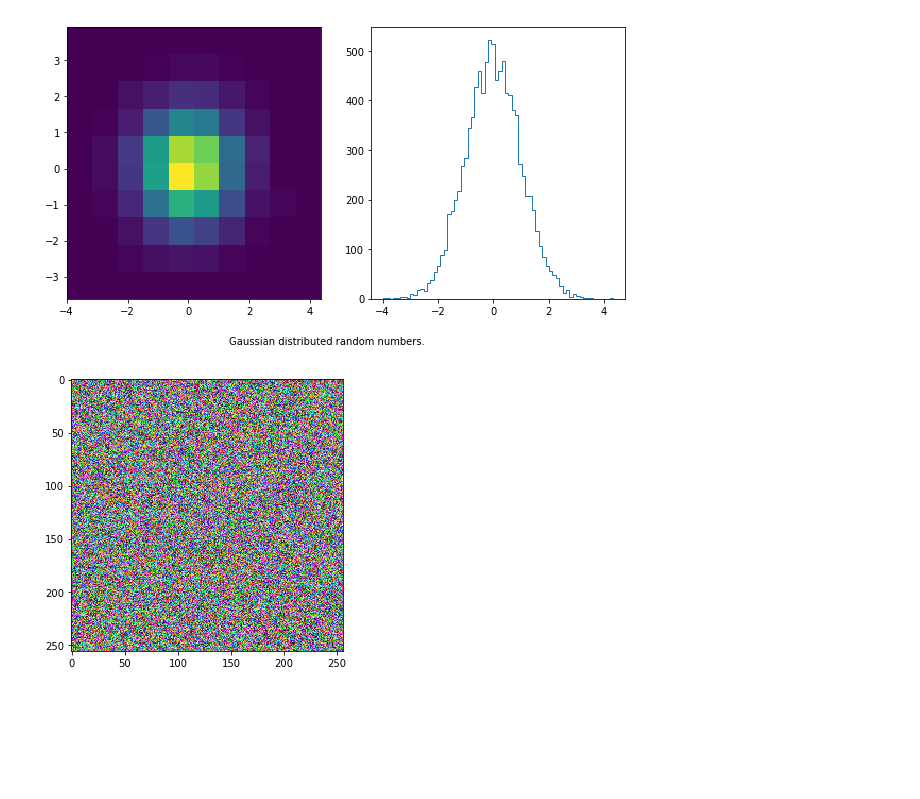
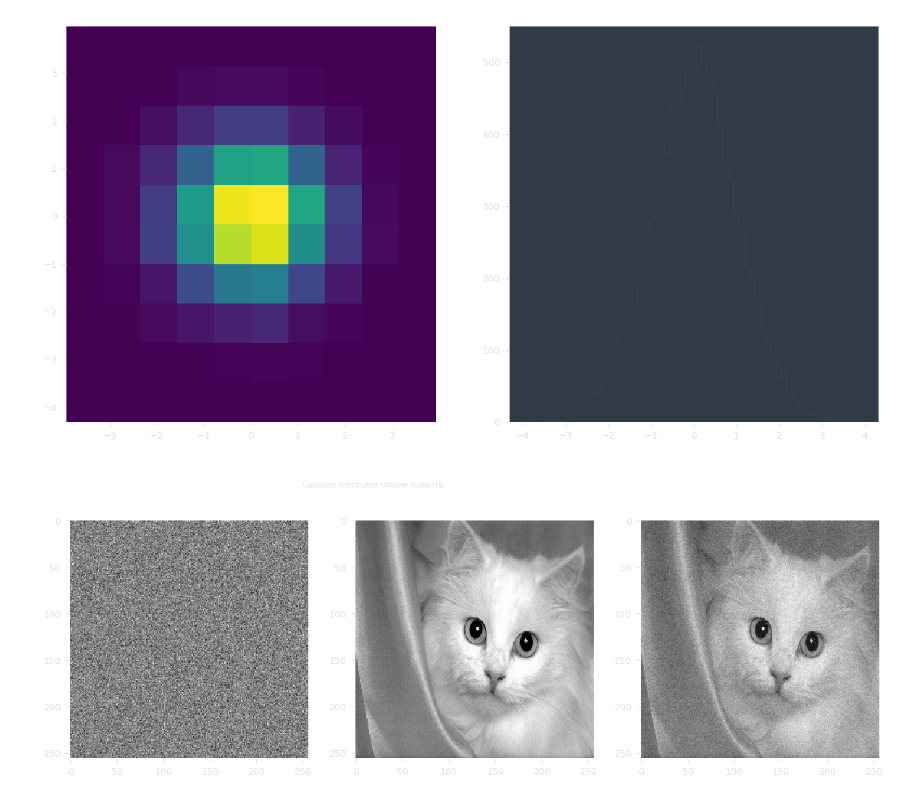
Before and after one commit to osmanmesutozcan/notebook, a Jupyter notebook: computer_vision/gaussian_noise.ipynb, the cells around one changed output. Cells and saved outputs as stored; diff of their text form; code cells hidden in the pictures; blank space fills up the shorter version.

```diff
--- a/computer_vision/gaussian_noise.ipynb
+++ b/computer_vision/gaussian_noise.ipynb
@@ -2,26 +4,34 @@
 import numpy as np
 import matplotlib.pyplot as plt
 # %%
-# cmap => colormap
-plt.rcParams["figure.figsize"] = 10, 5
-
 r_x = np.random.randn (10000)
 r_y = np.random.randn (10000)
 
-fig, ax = plt.subplots (1,2)
+fig, ax = plt.subplots (1,2, figsize=(20, 10))
 fig.text (.35, 0, 'Gaussian distributed random numbers.')
 
 ax[0].hist2d (r_x, r_y)
 ax[1].hist (r_x, bins='auto', histtype='step')
 
 plt.show ()
 # %% [output]
-[figure, old version]
+[figure, new version]
-# %%
-w, h = 256, 256
-noise = np.random.randn (w, h, 3)
-
-plt.imshow (noise, cmap='gray')
-plt.show ()
-# %% [output]
-[figure, removed]
+# %%
+w, h = 256, 256
+
+noise = np.random.randn (w, h)
+orig_im = scipy.ndimage.imread('data/cat.jpg', 'L')
+im = cv2.resize(orig_im, (w, h), interpolation=cv2.INTER_CUBIC)
+
+def blend_image (im1, im2, scale):
+    return (im1 / 1 - scale) + (im2 / scale)
+
+fig, ax = plt.subplots(1,3, figsize=(20,10))
+
+ax[0].imshow (noise, cmap='gray')
+ax[1].imshow (im, cmap='gray')
+ax[2].imshow (blend_image(im, noise, 0.08), cmap='gray')
+
+plt.show ()
+# %% [output]
+[figure, added]
```
Also changed, not shown: parts of 1 cell of this notebook, 3 other files.
